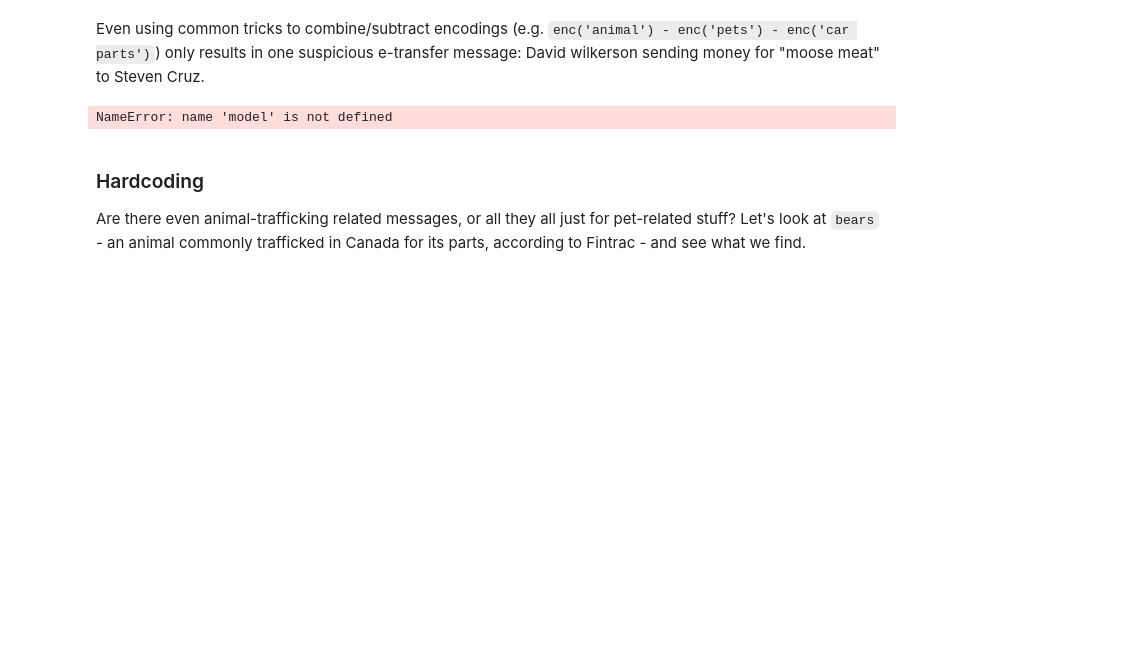
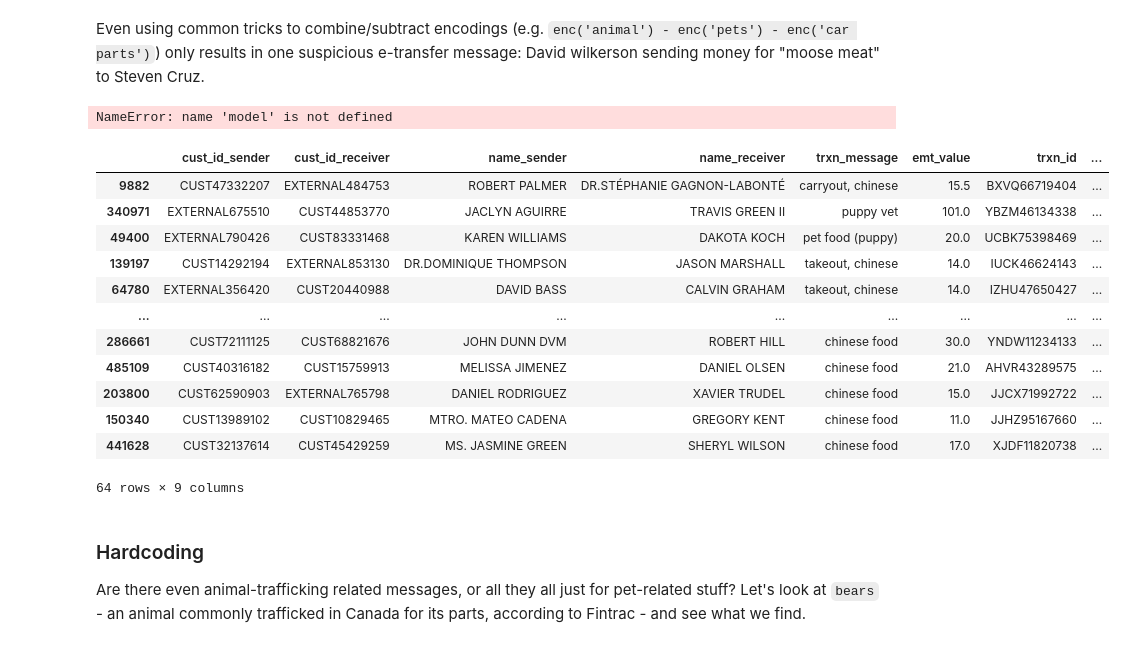
Before and after one commit to jwardbond/2023-imi-bigdata, a Jupyter notebook: eda.ipynb, the cells around one changed output. Cells and saved outputs as stored; diff of their text form; code cells hidden in the pictures; blank space fills up the shorter version.

```diff
--- a/eda.ipynb
+++ b/eda.ipynb
@@ -282,6 +309,26 @@ emt['sim'] = emt['trxn_id'].map(sims)
 emt[(~emt.sim.isnull()) & (emt.sim>0.1)].sort_values('sim')
 # %% [output]
 NameError: name 'model' is not defined
+# %%
+search = model.encode('chinese medicine animal')
+sims = {i : util.cos_sim(search, emt_msg_embds[i]).item() for i in emt_msg_embds.keys()}
+
+emt['sim'] = emt['trxn_id'].map(sims)
+emt[(~emt.sim.isnull()) & (emt.sim>0.4)].sort_values('sim')
+# %% [output]
+|  | cust_id_sender | cust_id_receiver | name_sender | name_receiver | trxn_message | emt_value | trxn_id | ... |
+| 9882 | CUST47332207 | EXTERNAL484753 | ROBERT PALMER | DR.STÉPHANIE GAGNON-LABONTÉ | carryout, chinese | 15.5 | BXVQ66719404 | ... |
+| 340971 | EXTERNAL675510 | CUST44853770 | JACLYN AGUIRRE | TRAVIS GREEN II | puppy vet | 101.0 | YBZM46134338 | ... |
+| 49400 | EXTERNAL790426 | CUST83331468 | KAREN WILLIAMS | DAKOTA KOCH | pet food (puppy) | 20.0 | UCBK75398469 | ... |
+| 139197 | CUST14292194 | EXTERNAL853130 | DR.DOMINIQUE THOMPSON | JASON MARSHALL | takeout, chinese | 14.0 | IUCK46624143 | ... |
+| 64780 | EXTERNAL356420 | CUST20440988 | DAVID BASS | CALVIN GRAHAM | takeout, chinese | 14.0 | IZHU47650427 | ... |
+| ... | ... | ... | ... | ... | ... | ... | ... | ... |
+| 286661 | CUST72111125 | CUST68821676 | JOHN DUNN DVM | ROBERT HILL | chinese food | 30.0 | YNDW11234133 | ... |
+| 485109 | CUST40316182 | CUST15759913 | MELISSA JIMENEZ | DANIEL OLSEN | chinese food | 21.0 | AHVR43289575 | ... |
+| 203800 | CUST62590903 | EXTERNAL765798 | DANIEL RODRIGUEZ | XAVIER TRUDEL | chinese food | 15.0 | JJCX71992722 | ... |
+| 150340 | CUST13989102 | CUST10829465 | MTRO. MATEO CADENA | GREGORY KENT | chinese food | 11.0 | JJHZ95167660 | ... |
+| 441628 | CUST32137614 | CUST45429259 | MS. JASMINE GREEN | SHERYL WILSON | chinese food | 17.0 | XJDF11820738 | ... |
+64 rows × 9 columns
 # %% [markdown]
 ### Hardcoding
 Are there even animal-trafficking related messages, or all they all just for pet-related stuff? Let's look at `bears` - an animal commonly trafficked in Canada for its parts, according to Fintrac - and see what we find.
```
Also changed, not shown: parts of 12 cells of this notebook, 13 other files.
